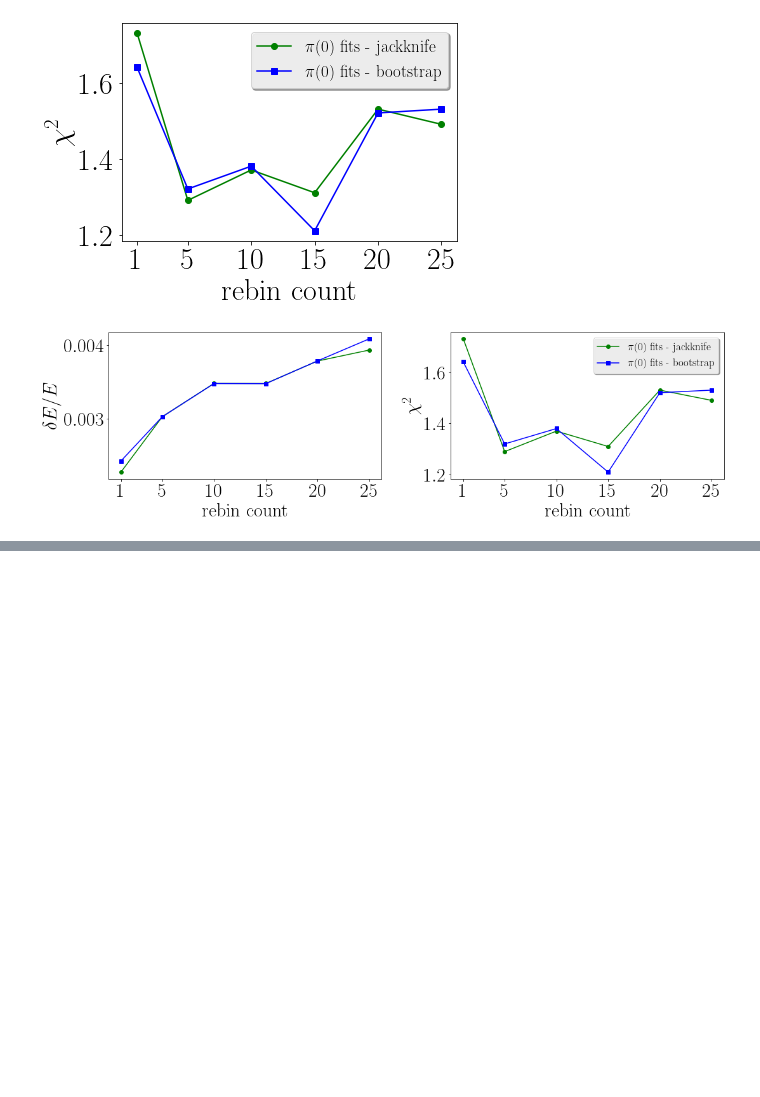
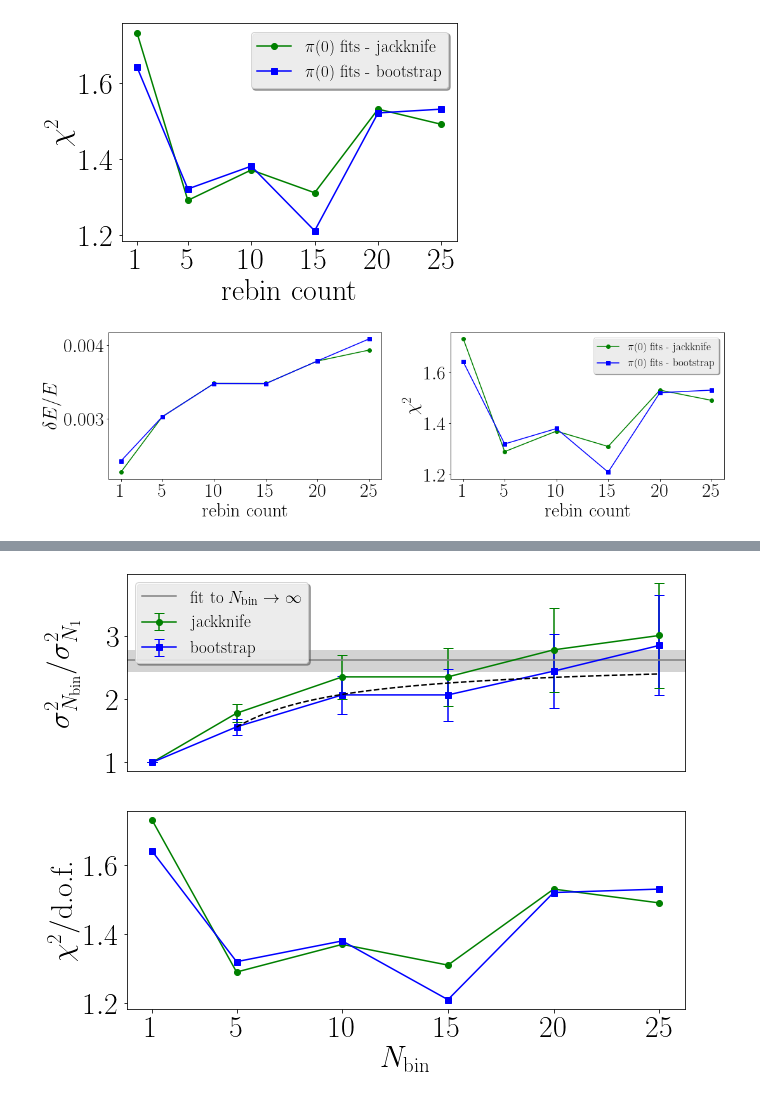
Before and after one commit to xinucode/sigmond_python_plots, a Jupyter notebook: rebin/rebin_analysis_no2.ipynb, the cells around one changed output, grey strips where cells are left out. Drawn from its saved outputs; the diff is of its cells as text; code cells hidden in the pictures; blank space fills up the shorter version.

```diff
--- a/rebin/rebin_analysis_no2.ipynb
+++ b/rebin/rebin_analysis_no2.ipynb
@@ -238,0 +255,58 @@ plt.savefig("rebin_analysis.pdf")
+# %%
+f = plt.figure()
+f.set_figwidth(10)
+f.set_figheight(8)
+plt.subplot(2, 1, 1)
+i=0
+# fitfunc = lambda x, a, b: 2.0*a*(1-b/x + b/x*np.exp(-x/a))  # function to fit
+# dataset = "bootstrap"
+# pars, corr = scipy.optimize.curve_fit(fitfunc, pi_rebin[dataset], pi_vals[dataset][1]*pi_vals[dataset][1]/pi_vals[dataset][1][0]/pi_vals[dataset][1][0], [1.8, 1.7], pi_vals[dataset][1]*pi_vals[dataset][1]/pi_vals[dataset][1][0]/pi_vals[dataset][1][0]*(2.0*np.sqrt(pi_rebin[dataset]/1000.0)+pi_rebin[dataset]/1000.0-2.0*np.sqrt(1.0/1000.0)-1.0/1000.0))
+# a,b = pars
+# plt.plot(pi_rebin[dataset],2.0*a*(1-b/pi_rebin[dataset] + b/pi_rebin[dataset]*np.exp(-pi_rebin[dataset]/a)))
+
+for dataset in pi_rebin.keys():
+#     plt.errorbar(x=pi_rebin[dataset],y=pi_vals[dataset][1],yerr=pi_vals[dataset][1]*np.sqrt(pi_rebin[dataset]/1000.0),label=dataset, color=settings.colors[i], marker=settings.markers[i])
+    plt.errorbar(x=pi_rebin[dataset],y=pi_vals[dataset][1]*pi_vals[dataset][1]/pi_vals[dataset][1][0]/pi_vals[dataset][1][0],yerr=pi_vals[dataset][1]*pi_vals[dataset][1]/pi_vals[dataset][1][0]/pi_vals[dataset][1][0]*(2.0*np.sqrt(pi_rebin[dataset]/1000.0)+pi_rebin[dataset]/1000.0-2.0*np.sqrt(1.0/1000.0)-1.0/1000.0),label=dataset, color=settings.colors[i],elinewidth=1.5,capsize=5, marker=settings.markers[i])
+#     plt.errorbar(x=pi_rebin[dataset],y=pi_vals[dataset][1]*pi_vals[dataset][1]/pi_vals[dataset][1][0]/pi_vals[dataset][1][0],yerr=pi_vals[dataset][1]*pi_vals[dataset][1]/pi_vals[dataset][1][0]/pi_vals[dataset][1][0]*pi_rebin[dataset],label=dataset, color=settings.colors[i], marker=settings.markers[i])
+    i+=1
+# plt.xlabel("rebin count")
+
+fitfunc = lambda x, a, b: 2.0*a*(1-b/x + b/x*np.exp(-x/a))  # function to fit
+dataset = "bootstrap"
+pars, corr = scipy.optimize.curve_fit(fitfunc, pi_rebin[dataset][1:], pi_vals[dataset][1][1:]*pi_vals[dataset][1][1:]/pi_vals[dataset][1][0]/pi_vals[dataset][1][0], [1.8, 1.7], pi_vals[dataset][1][1:]*pi_vals[dataset][1][1:]/pi_vals[dataset][1][0]/pi_vals[dataset][1][0]*(2.0*np.sqrt(pi_rebin[dataset][1:]/1000.0)+pi_rebin[dataset][1:]/1000.0-2.0*np.sqrt(1.0/1000.0)-1.0/1000.0))
+perr = np.sqrt(np.diag(corr))
+a,b = pars
+x = np.linspace(pi_rebin[dataset][1],pi_rebin[dataset][-1],num=1000)
+plt.plot(x,2.0*a*(1-b/x + b/x*np.exp(-x/a)),color="black",zorder=10,ls="--")
+#*pi_vals[dataset][1]/pi_vals[dataset][1][0]/pi_vals[dataset][1][0]
+
+plt.axhline(2*a,color="grey",label=r"fit to $N_{\textup{bin}} \to \infty$")
+# plt.axhline(2*a+2*perr[0],color="black",ls="--")
+# plt.axhline(2*a-2*perr[0],color="black",ls="--")
+xrange = plt.xlim()
+plt.fill_between(plt.xlim(),2*a-2*perr[0],2*a+2*perr[0],color="lightgrey")
+
+
+plt.ylabel(r"$\sigma^2_{N_{\textup{bin}}}/\sigma^2_{N_{1}}$")
+plt.xticks(ticks=[])
+plt.xlim(xrange)
+
+plt.legend()
+plt.subplot(2, 1, 2)
+i=0
+for dataset in pi_rebin.keys():
+    plt.plot(pi_rebin[dataset],pi_vals[dataset][2],label=dataset, color=settings.colors[i], marker=settings.markers[i])
+    i+=1
+
+
+plt.xlabel(r"$N_{\textup{bin}}$")
+plt.ylabel(r"$\chi^2/\textup{d.o.f.}$")
+plt.xticks(ticks=pi_rebin[r"bootstrap"])
+# plt.tight_layout()
+f.align_ylabels()
+
+plt.xlim(xrange)
+# plt.legend()
+plt.savefig("rebin_analysis2.pdf")
+# %% [output]
+[figure, added]
```
Also changed, not shown: parts of 2 cells of this notebook, 2 other files.
